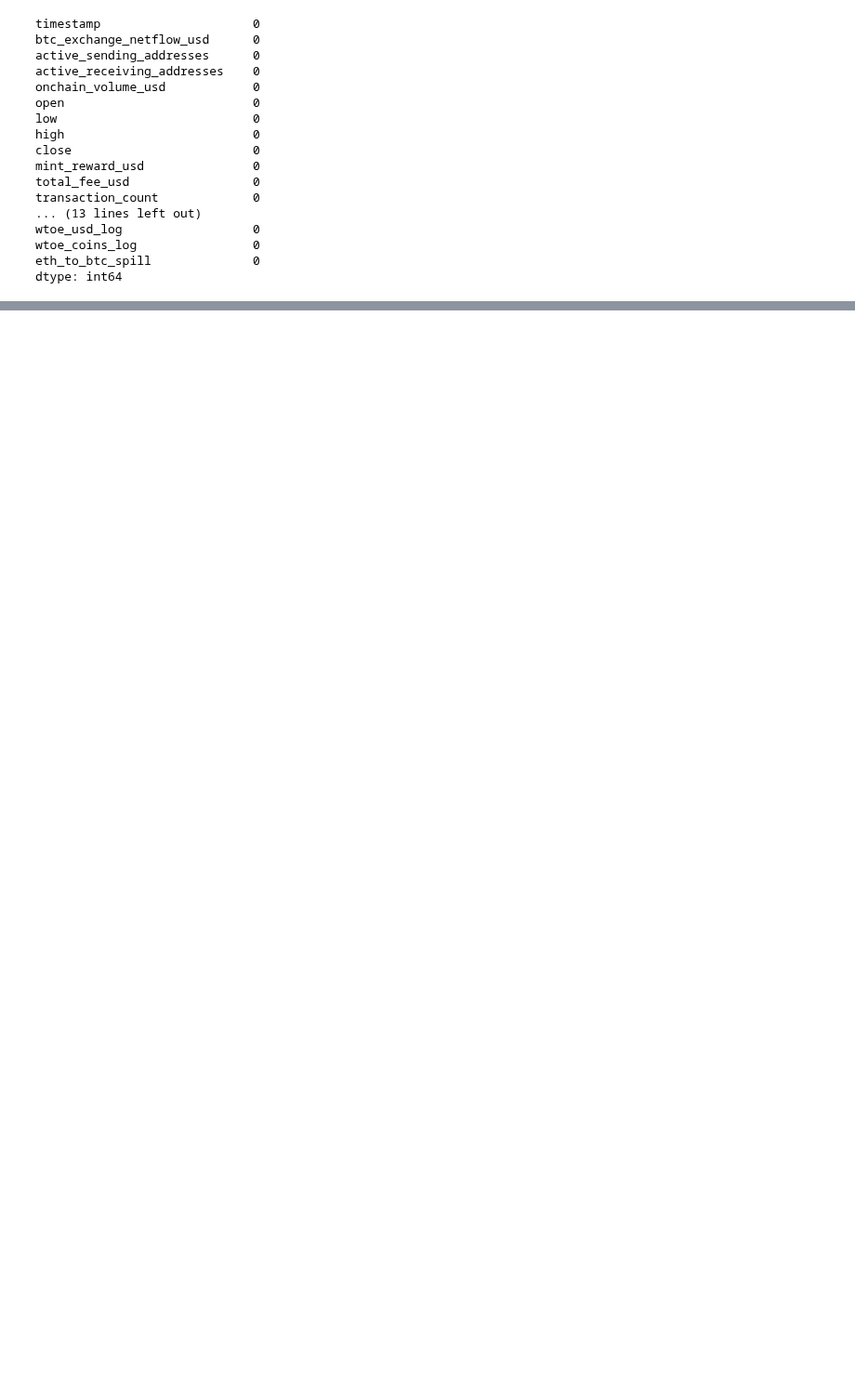
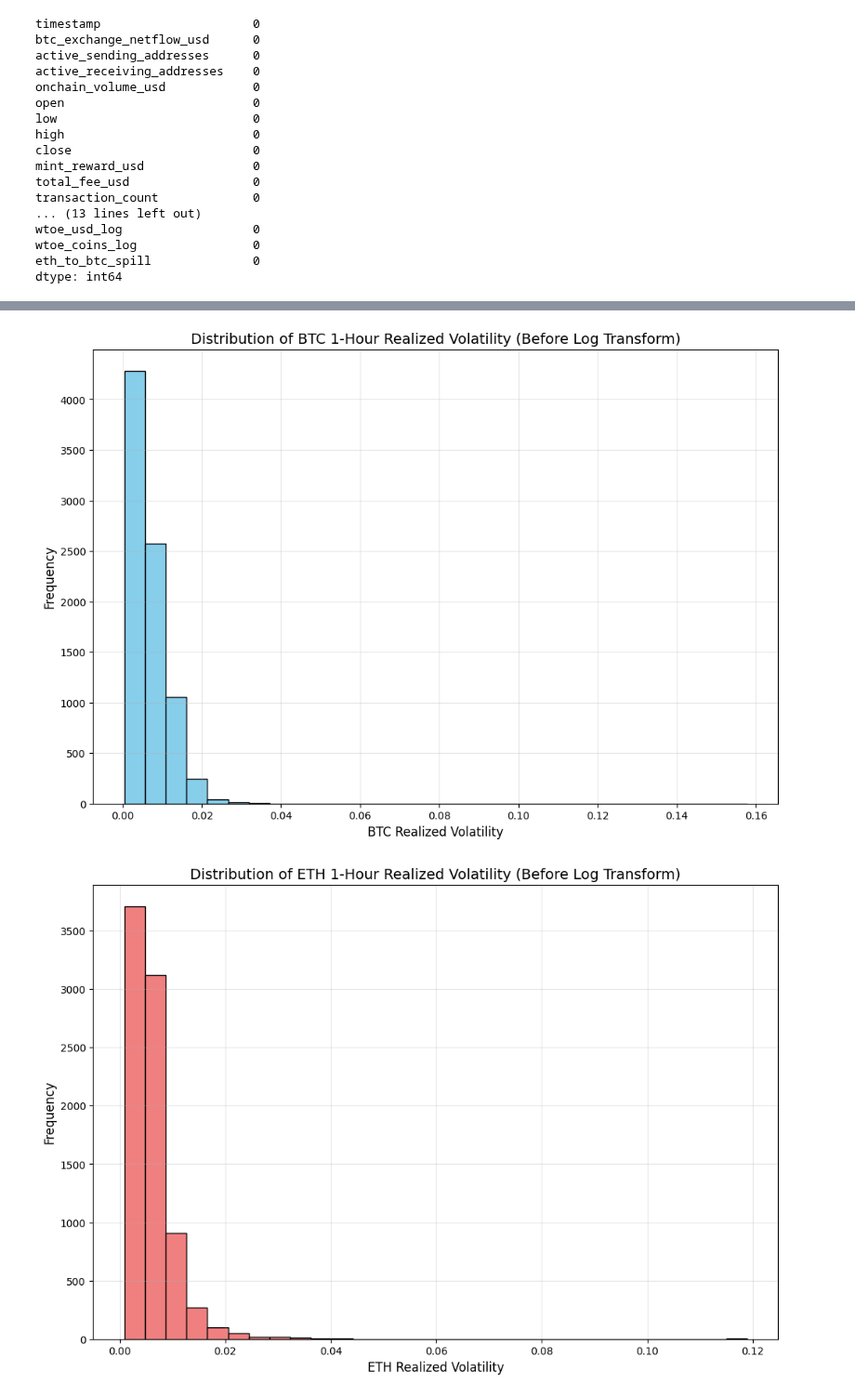
Before and after one commit to C3lineTan/DSE4101-CryptoWhale-2, a Jupyter notebook: Data Preprocessing/final_df_var_fevd.ipynb, the cells around one changed output, grey strips where cells are left out. Shown at 93% size. Saved outputs shown, nothing was run; the diff lists cells and outputs as text; code cells hidden in the pictures; blank space fills up the shorter version.

```diff
--- a/Data Preprocessing/final_df_var_fevd.ipynb
+++ b/Data Preprocessing/final_df_var_fevd.ipynb
@@ -92,7 +93,7 @@ max(vol_merged_df['timestamp'] )
 # %% [output]
 '2025-10-12 23:00:00.000 UTC'
 # %%
-def rolling_var_fevd(df, window=24, horizon=1, maxlags=6):
+def rolling_var_fevd(df, window=24, horizon=1, maxlags=7):
 
     # ensure sorted by timestamp
     df = df.copy().sort_values('timestamp').reset_index(drop=True)
@@ -125,14 +126,15 @@ def rolling_var_fevd(df, window=24, horizon=1, maxlags=6):
 
             fevd = results.fevd(horizon)
             decomp = fevd.decomp
+
             table = decomp[:, 0, :]
 
-            btc_to_eth[i] = table[1, 0]  # BTC shock → ETH variance
-            eth_to_btc[i] = table[0, 1]  # ETH shock → BTC variance
+            btc_to_eth[i] = table[1, 0]  # BTC shock on ETH variance
+            eth_to_btc[i] = table[0, 1]  # ETH shock on BTC variance
             selected_lag[i] = p
 
         except Exception as e:
-
+            print(f'VAR/FEVD failed at index {i} with error: {e}')
             continue
 
     results_df = pd.DataFrame({
@@ -188,8 +190,7 @@ eth_merged_df = pd.merge_asof(
     eth_dune_df,
     eth_whale_alerts_df,
     on='timestamp',
-    direction='nearest',       # optional: use nearest timestamp match
-    tolerance=pd.Timedelta('1h')  # optional: only merge if within 1 hour
+    tolerance=pd.Timedelta('1h')
 )
 # %%
 eth_final = pd.merge_asof(
@@ -266,0 +271,18 @@ eth_final.to_csv('../Data/eth_final_df.csv', index=False)
+# %%
+
+btc_final['vol_future'].hist(bins=30, figsize=(12, 8), color='skyblue', edgecolor='black')
+plt.title("Distribution of BTC 1-Hour Realized Volatility (Before Log Transform)", fontsize=14)
+plt.xlabel("BTC Realized Volatility", fontsize=12)
+plt.ylabel("Frequency", fontsize=12)
+plt.grid(alpha=0.3)
+plt.show()
+
+eth_final['vol_future'].hist(bins=30, figsize=(12, 8), color='lightcoral', edgecolor='black')
+plt.title("Distribution of ETH 1-Hour Realized Volatility (Before Log Transform)", fontsize=14)
+plt.xlabel("ETH Realized Volatility", fontsize=12)
+plt.ylabel("Frequency", fontsize=12)
+plt.grid(alpha=0.3)
+plt.show()
+# %% [output]
+[figure, added]
+[figure, added]
```
Also changed, not shown: parts of 10 cells of this notebook, 1 other file.
